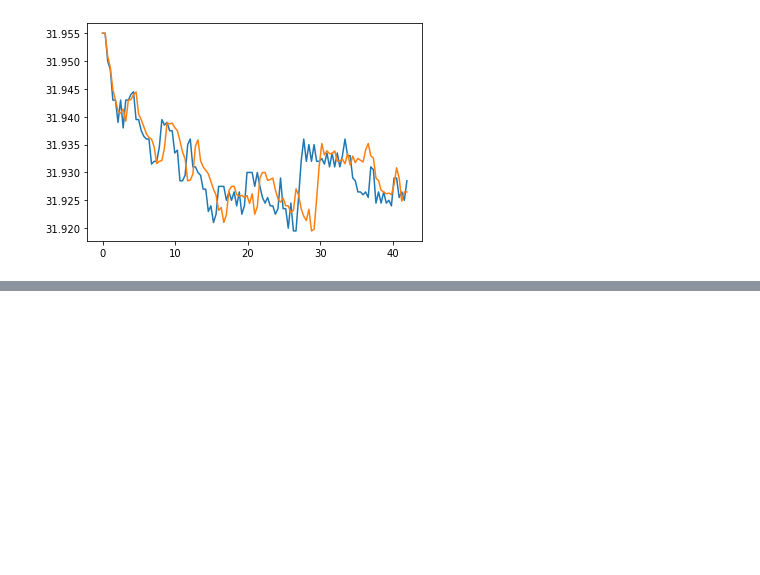
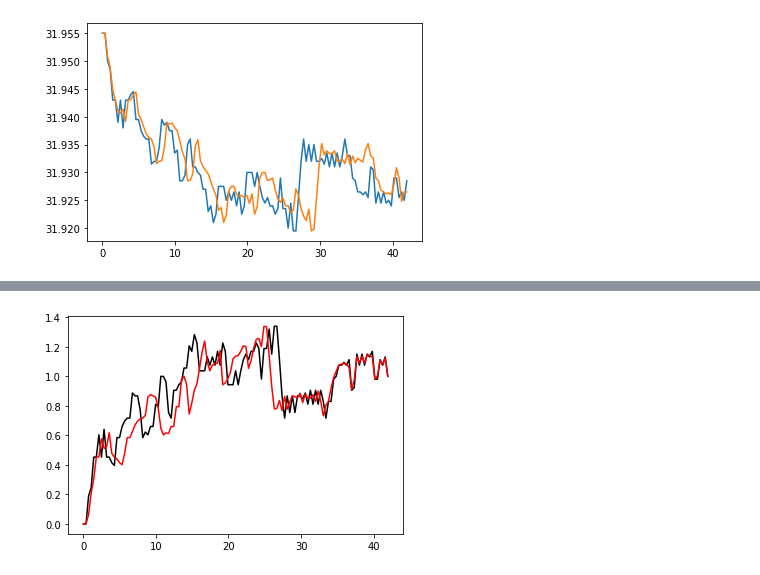
Before and after one commit to JacquelineJR/DataAugTime, a Jupyter notebook: Data Augmentation Methods.ipynb, the cells around one changed output, grey strips where cells are left out. Saved outputs shown, nothing was run; the diff lists cells and outputs as text; code cells hidden in the pictures; blank space fills up the shorter version.

```diff
--- a/Data Augmentation Methods.ipynb
+++ b/Data Augmentation Methods.ipynb
@@ -153,3 +143,9 @@ plt.show()
+# %%
+plt.plot(data.iloc[:, 3], data.iloc[:, 4], 'black')
+plt.plot(data.iloc[:, 3], nor(TWdata), 'r')
+plt.show()
+# %% [output]
+[figure, added]
 # %%
 TFData = data.iloc[:, 3]
 TFData = pd.DataFrame(TFData)
```
Also changed, not shown: parts of 9 cells of this notebook.
